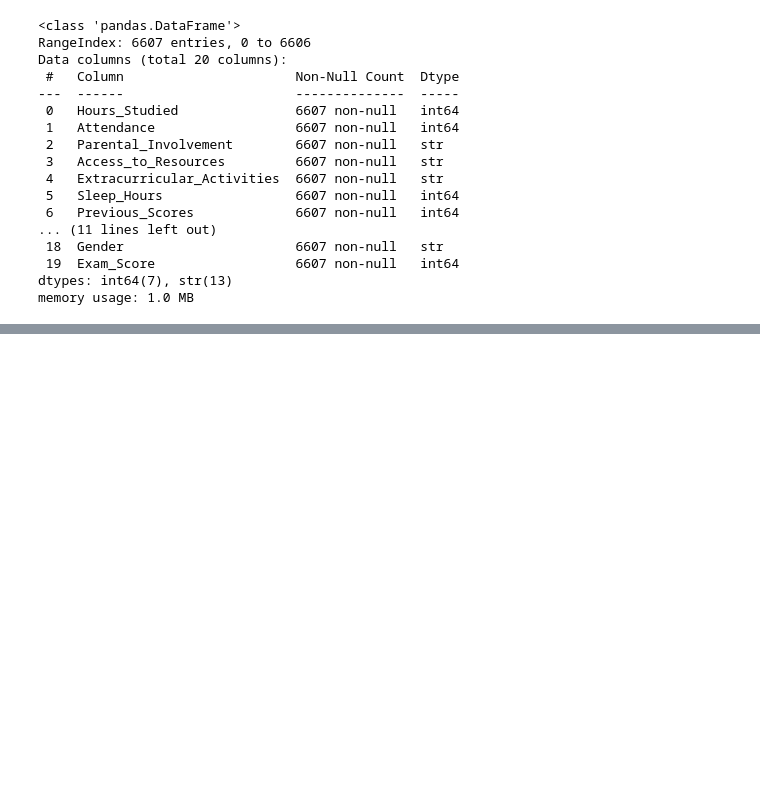
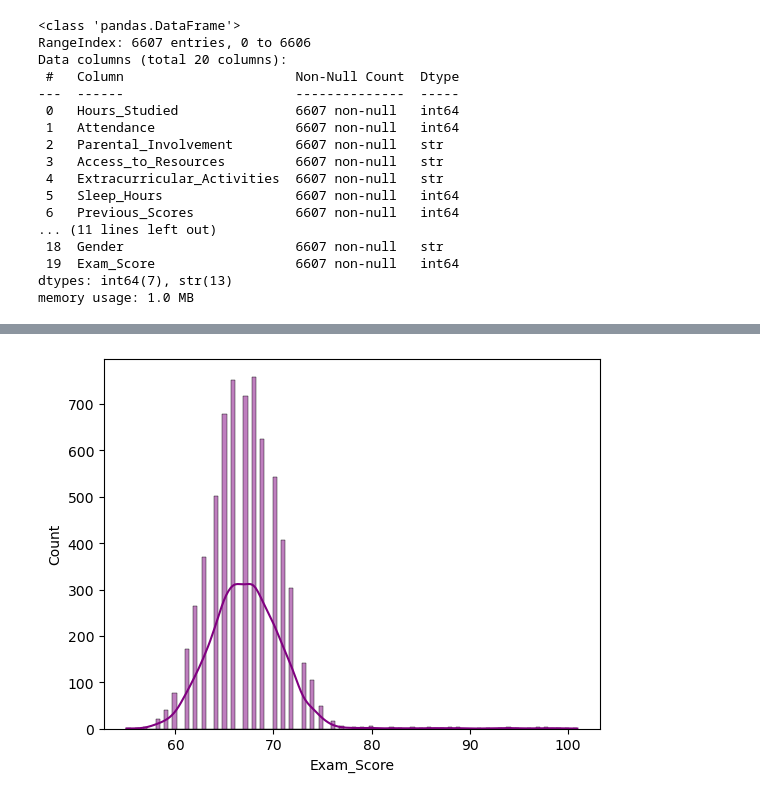
Before and after one commit to AybarsKansu/for-me-to-study, a Jupyter notebook: student_performence_EDA.ipynb, the cells around one changed output, grey strips where cells are left out. Cells and saved outputs as stored; diff of their text form; code cells hidden in the pictures; blank space fills up the shorter version.

```diff
--- a/student_performence_EDA.ipynb
+++ b/student_performence_EDA.ipynb
@@ -56,0 +115,5 @@ memory usage: 1.0 MB
+# %%
+sns.histplot(df['Exam_Score'], kde=True, color='purple')
+plt.show()
+# %% [output]
+[figure, added]
```
Also changed, not shown: parts of 31 cells of this notebook.
